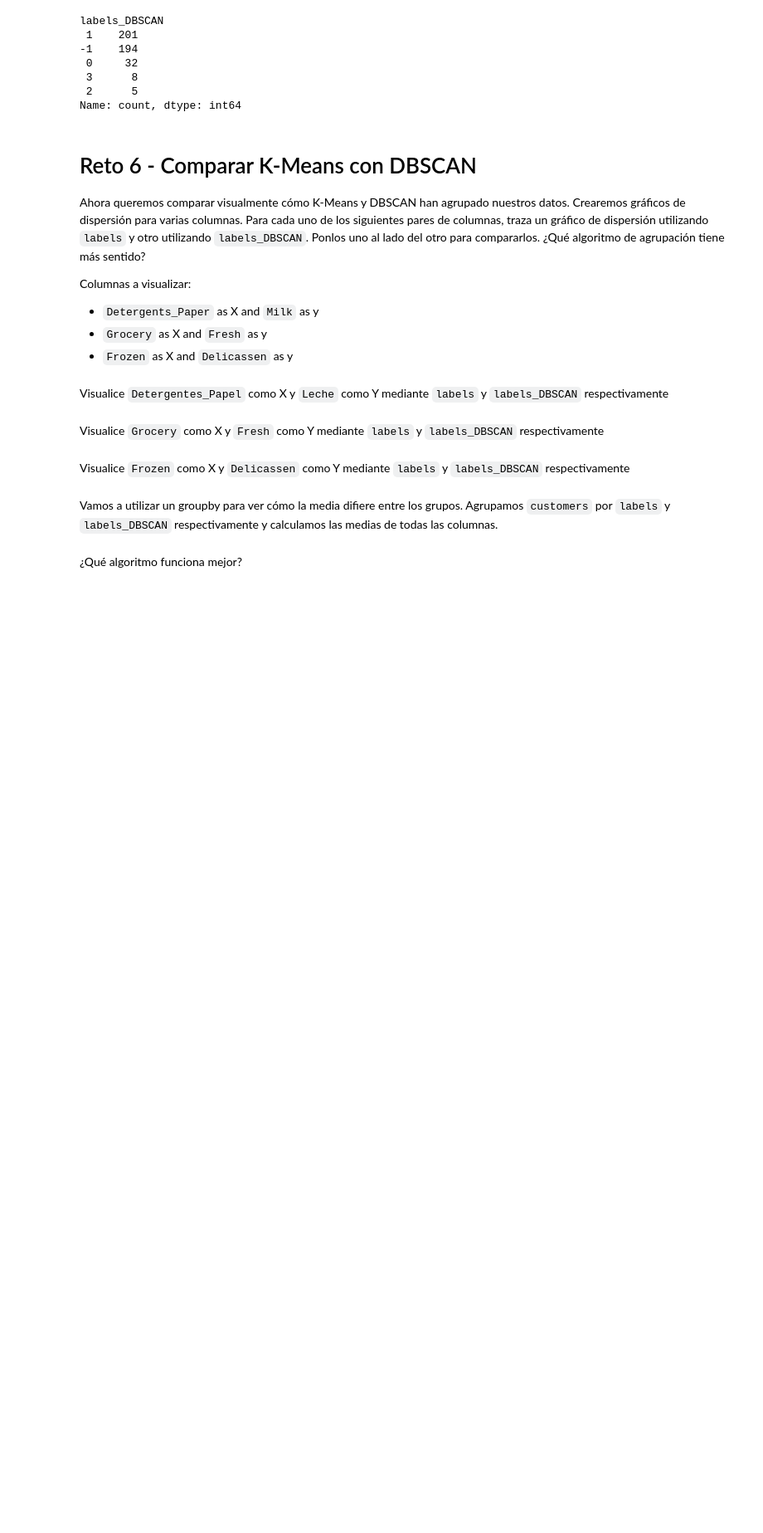
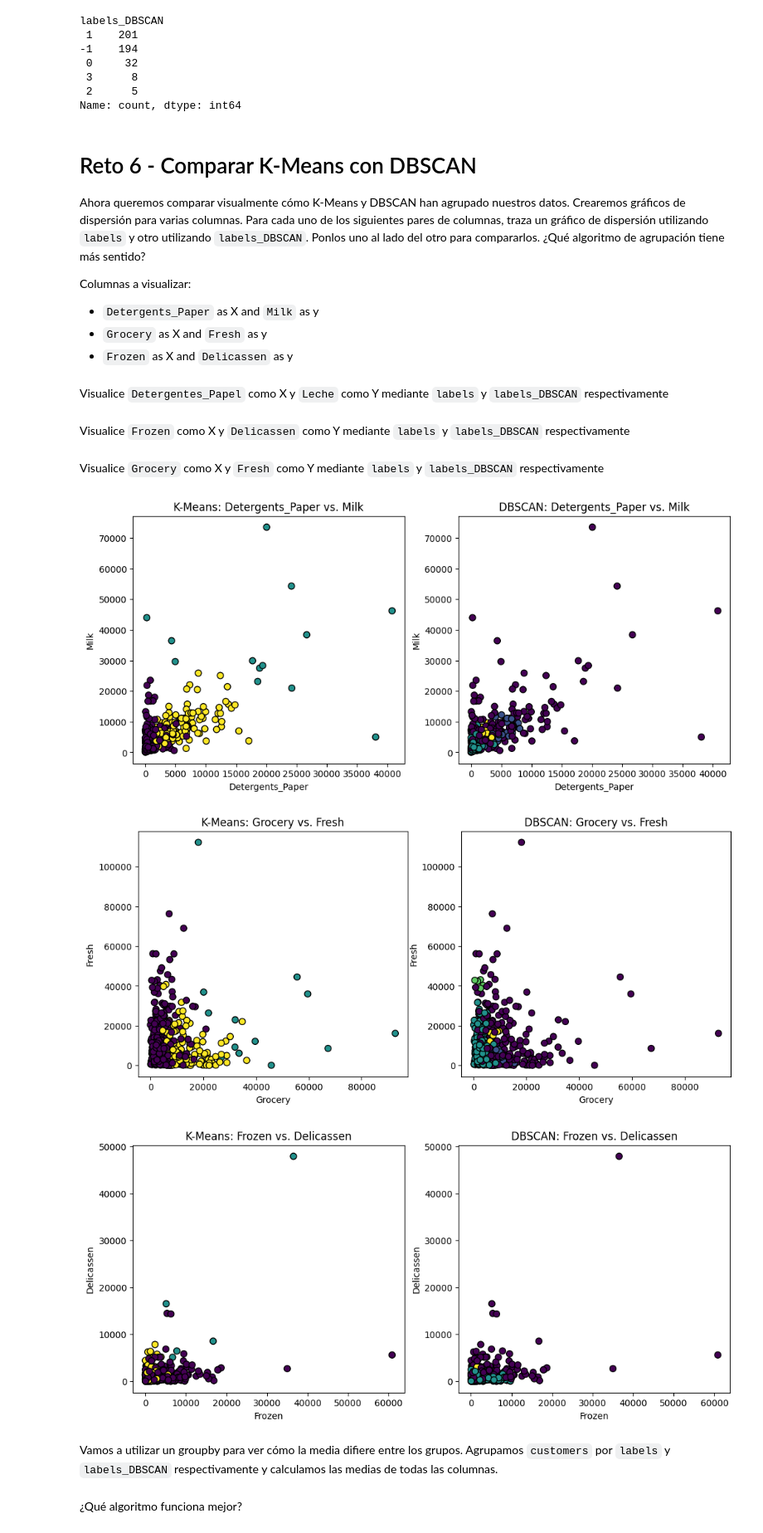
Before and after one commit to 26Ale10/26-lab-unsupervised-learning-es, a Jupyter notebook: your-code/main-esp.ipynb, the cells around one changed output. Shown at 83% size. Drawn from its saved outputs; the diff is of its cells as text; code cells hidden in the pictures; blank space fills up the shorter version.

```diff
--- a/your-code/main-esp.ipynb
+++ b/your-code/main-esp.ipynb
@@ -379,2 +377,4 @@ def plot(x,y,hue):
+# %% [markdown]
+Visualice `Frozen` como X y `Delicassen` como Y mediante `labels` y `labels_DBSCAN` respectivamente
 # %% [markdown]
 Visualice `Grocery` como X y `Fresh` como Y mediante `labels` y `labels_DBSCAN` respectivamente
@@ -383,2 +380,0 @@ Visualice `Grocery` como X y `Fresh` como Y mediante `labels` y `labels_DBSCAN`
-# %% [markdown]
-Visualice `Frozen` como X y `Delicassen` como Y mediante `labels` y `labels_DBSCAN` respectivamente
@@ -386,0 +381,33 @@ Visualice `Frozen` como X y `Delicassen` como Y mediante `labels` y `labels_DBSC
+# %%
+# Your code here:
+# Función para crear subplots y graficar los clusters
+def plot_clusters(data, x_col, y_col, labels, title):
+    plt.scatter(data[x_col], data[y_col], c=labels, s=50, cmap='viridis',marker='o', edgecolor='k')
+    plt.title(title)
+    plt.xlabel(x_col)
+    plt.ylabel(y_col)
+
+# Pares de columnas a visualizar
+column_pairs = [
+    ('Detergents_Paper', 'Milk'),
+    ('Grocery', 'Fresh'),
+    ('Frozen', 'Delicassen')
+]
+
+# Crear subplots para cada par de columnas
+for x_col, y_col in column_pairs:
+    plt.figure(figsize=(12, 5))
+
+    # Subplot para K-Means
+    plt.subplot(1, 2, 1)
+    plot_clusters(whole_sale, x_col, y_col, whole_sale['labels'], f'K-Means: {x_col} vs. {y_col}')
+
+    # Subplot para DBSCAN
+    plt.subplot(1, 2, 2)
+    plot_clusters(whole_sale, x_col, y_col, whole_sale['labels_DBSCAN'], f'DBSCAN: {x_col} vs. {y_col}')
+
+    plt.show()
+# %% [output]
+[figure, added]
+[figure, added]
+[figure, added]
```
Also changed, not shown: parts of 4 cells of this notebook.
